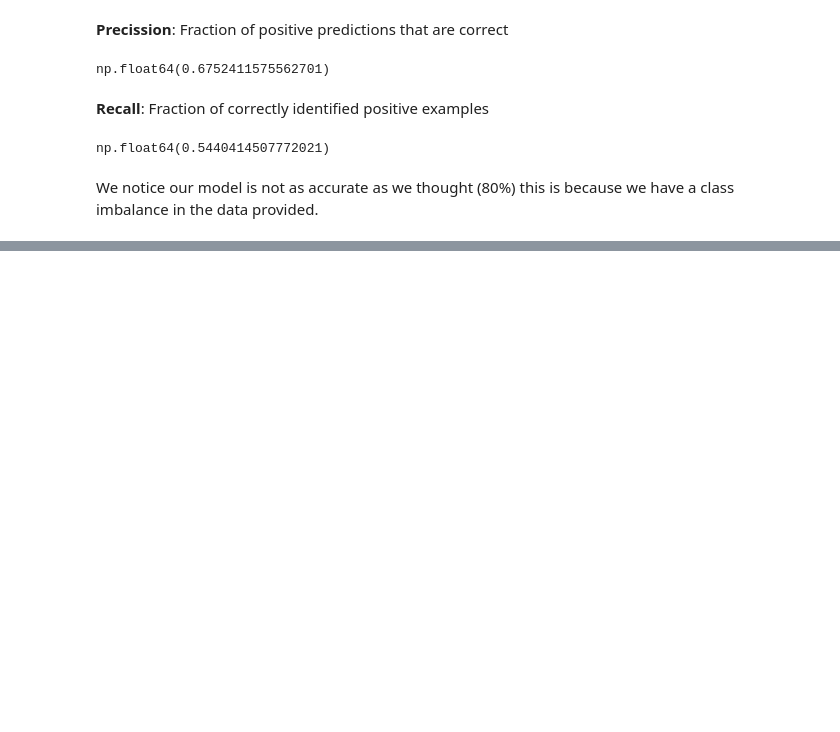
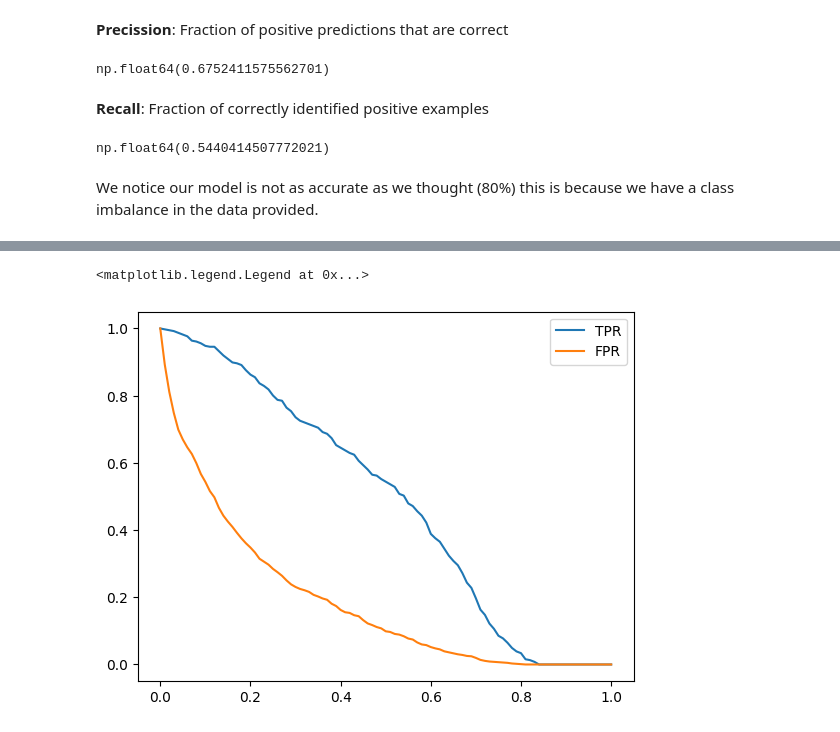
Before and after one commit to kasteion/ml-zoomcamp-2024, a Jupyter notebook: 04-evaluation/04-evaluation-metrics.ipynb, the cells around one changed output, grey strips where cells are left out. Saved outputs shown, nothing was run; the diff lists cells and outputs as text; code cells hidden in the pictures; blank space fills up the shorter version.

Commit message:
(module-4) roc curves

```diff
--- a/04-evaluation/04-evaluation-metrics.ipynb
+++ b/04-evaluation/04-evaluation-metrics.ipynb
@@ -226,0 +262,20 @@ We notice our model is not as accurate as we thought (80%) this is because we ha
+# %%
+# Instead of evaluating this two values for one threshold (0.5) but we want to evaluate it for multiple thresholds
+thresholds = np.linspace(0, 1, 101)
+
+scores = []
+
+for t in thresholds:
+    actual_positive = (y_val == 1)
+    actual_negative = (y_val == 0)
+
+    predict_positive = (y_pred >= t)
+    predict_negative = (y_pred < t)
+
+    tp = (predict_positive & actual_positive).sum()
+    tn = (predict_negative & actual_negative).sum()
+
+    fp = (predict_positive & actual_negative).sum()
+    fn = (predict_negative & actual_positive).sum()
+
+    scores.append((t, tp, fp, fn, tn))
@@ -226,0 +302,5 @@ We notice our model is not as accurate as we thought (80%) this is because we ha
+# %%
+# We want to turn the scores into a DAtaFrame
+columns = ['threshold', 'tp', 'fp', 'fn', 'tn']
+df_scores = pd.DataFrame(scores, columns=columns)
+df_scores[::10]
@@ -226,0 +320,4 @@ We notice our model is not as accurate as we thought (80%) this is because we ha
+# %%
+df_scores['tpr'] = df_scores.tp / (df_scores.tp + df_scores.fn)
+df_scores['fpr'] = df_scores.fp / (df_scores.tn + df_scores.fp)
+df_scores[::10]
@@ -226,0 +337,7 @@ We notice our model is not as accurate as we thought (80%) this is because we ha
+# %%
+plt.plot(df_scores.threshold, df_scores.tpr, label='TPR') # This should be as big as possible
+plt.plot(df_scores.threshold, df_scores.fpr, label='FPR') # This shold be as small as possible
+plt.legend()
+# %% [output]
+<matplotlib.legend.Legend at 0x...>
+[figure, added]
```
Also changed, not shown: parts of 28 cells of this notebook.
